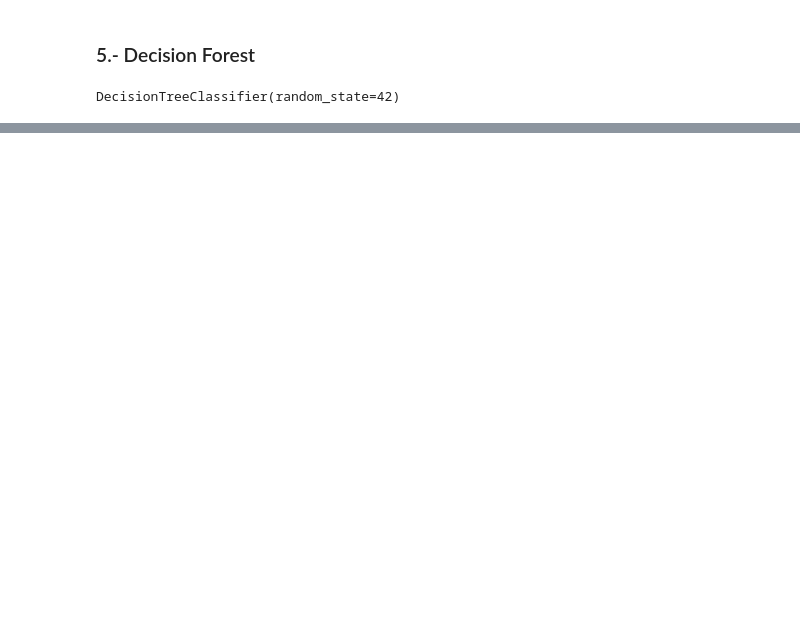
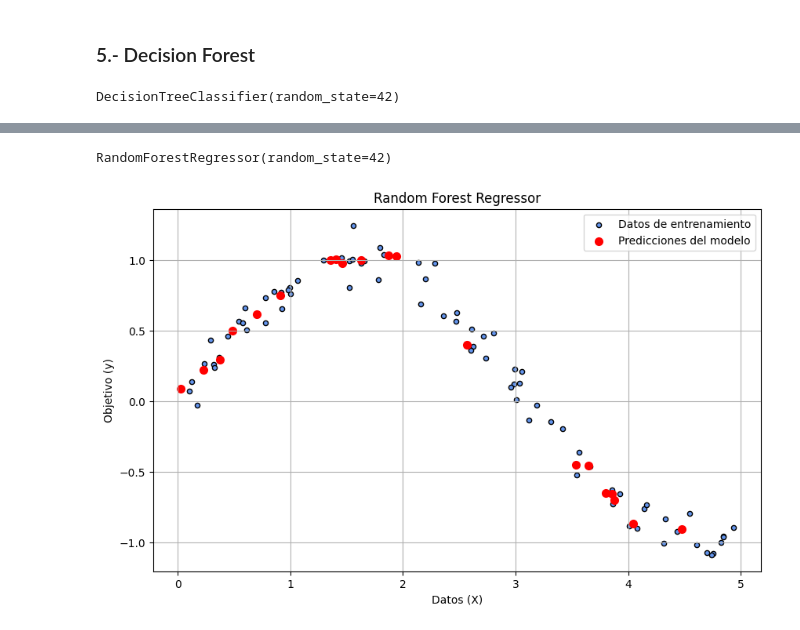
Before and after one commit to wuil2004/PLyF_2, a Jupyter notebook: Random_Forest.ipynb, the cells around one changed output, grey strips where cells are left out. Cells and saved outputs as stored; diff of their text form; code cells hidden in the pictures; blank space fills up the shorter version.

```diff
--- a/Random_Forest.ipynb
+++ b/Random_Forest.ipynb
@@ -256,0 +333,36 @@ DecisionTreeClassifier(random_state=42)
+# %%
+# 1. Crear un conjunto de datos sintético
+# Creamos 100 puntos de datos que siguen una curva de seno con algo de ruido aleatorio.
+np.random.seed(42)
+X = np.sort(5 * np.random.rand(100, 1), axis=0)
+y = np.sin(X).ravel() + np.random.randn(100) * 0.1
+# %%
+# 2. Dividir los datos para entrenamiento y prueba
+X_train, X_test, y_train, y_test = train_test_split(X, y, test_size=0.2, random_state=42)
+# %%
+# 3. Crear y entrenar el modelo de Regresión Forest
+# Usamos RandomForestRegressor en lugar de Classifier.
+rf_regressor = RandomForestRegressor(n_estimators=100, random_state=42)
+rf_regressor.fit(X_train, y_train)
+# %% [output]
+RandomForestRegressor(random_state=42)
+# %%
+# 4. Realizar predicciones
+# Usamos el modelo entrenado para predecir los valores para el conjunto de prueba.
+y_pred = rf_regressor.predict(X_test)
+# %%
+# 5. Visualizar los resultados
+plt.figure(figsize=(10, 6))
+# Graficar los datos originales de entrenamiento
+plt.scatter(X_train, y_train, s=20, edgecolor="black", c="cornflowerblue", label="Datos de entrenamiento")
+# Graficar las predicciones del modelo en rojo
+plt.scatter(X_test, y_pred, color="red", label="Predicciones del modelo", linewidth=2)
+plt.xlabel("Datos (X)")
+plt.ylabel("Objetivo (y)")
+plt.title("Random Forest Regressor")
+plt.legend()
+plt.grid(True)
+plt.savefig("random_forest_regressor.png")
+plt.show()
+# %% [output]
+[figure, added]
```
Also changed, not shown: parts of 20 cells of this notebook, 1 other file.
